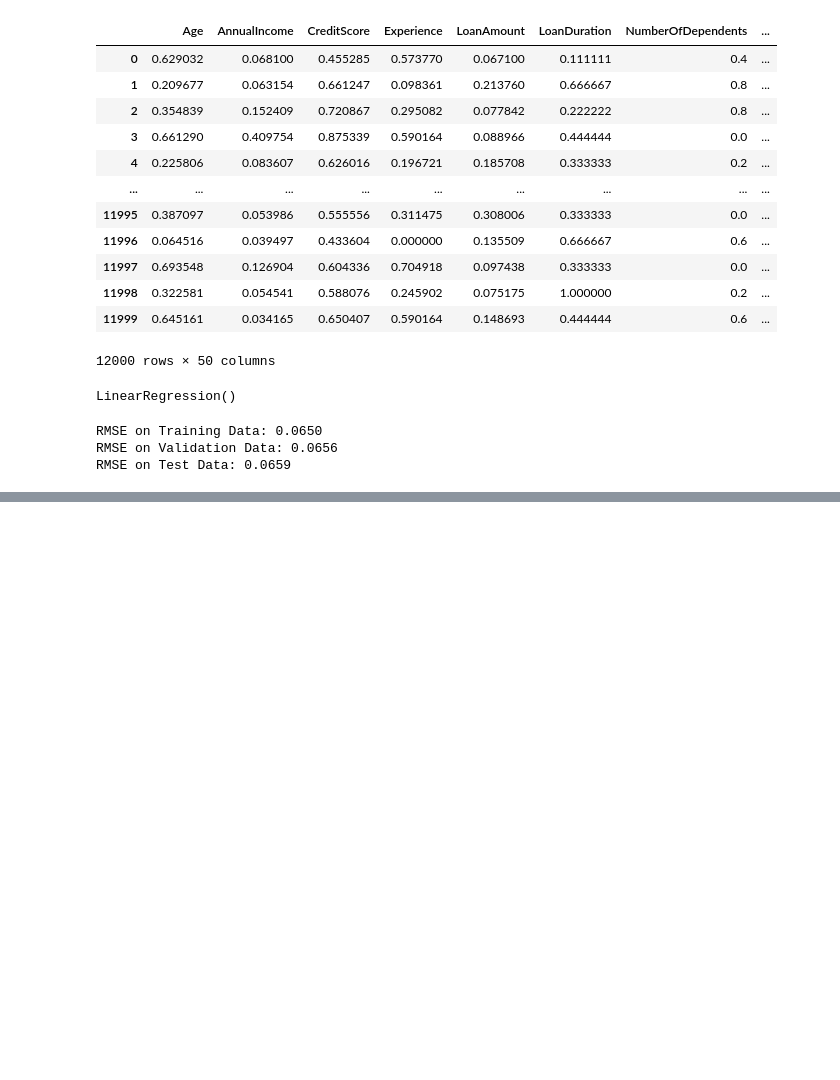
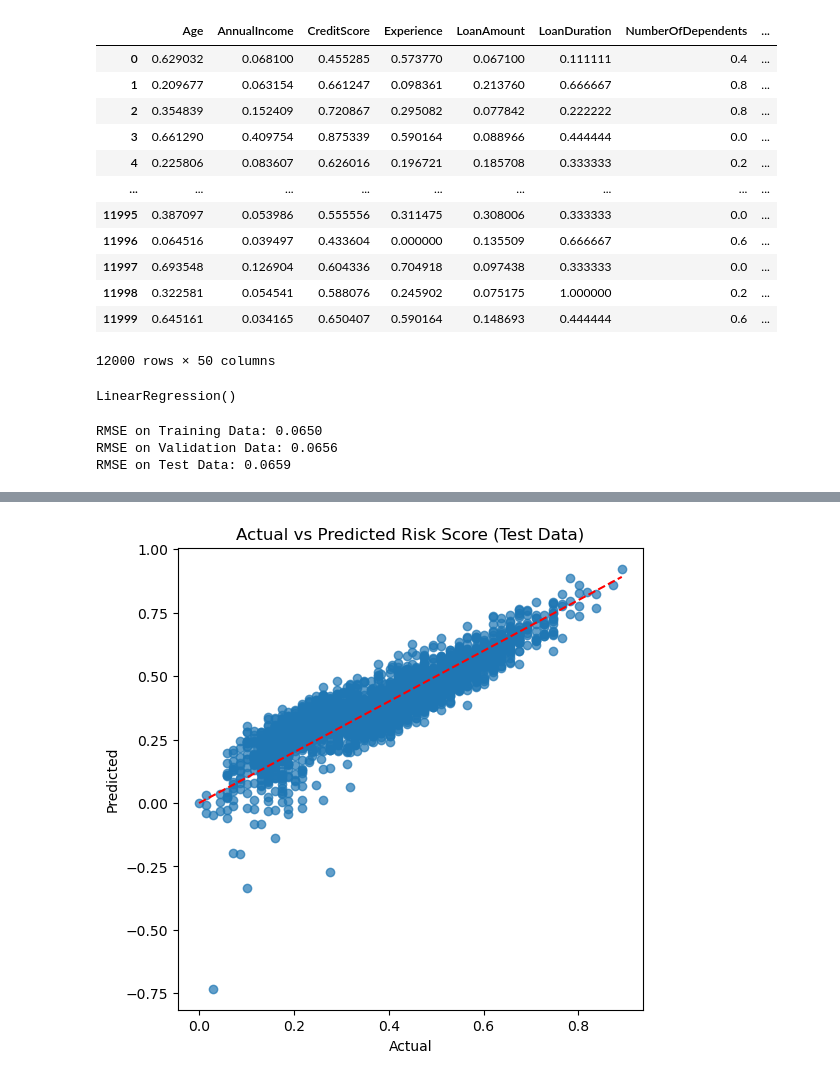
Before and after one commit to RMan2323/loan-risk-predictor, a Jupyter notebook: LinearRegression_.ipynb, the cells around one changed output, grey strips where cells are left out. Cells and saved outputs as stored; diff of their text form; code cells hidden in the pictures; blank space fills up the shorter version.

```diff
--- a/LinearRegression_.ipynb
+++ b/LinearRegression_.ipynb
@@ -90,0 +91,10 @@ plt.show()
+# %%
+plt.figure(figsize=(6, 6))
+plt.scatter(y_test, y_test_pred, alpha=0.7)
+plt.plot([y_test.min(), y_test.max()], [y_test.min(), y_test.max()], "r--")
+plt.xlabel("Actual")
+plt.ylabel("Predicted")
+plt.title("Actual vs Predicted Risk Score (Test Data)")
+plt.show()
+# %% [output]
+[figure, added]
```
Also changed, not shown: parts of 1 cell of this notebook, 23 other files.
